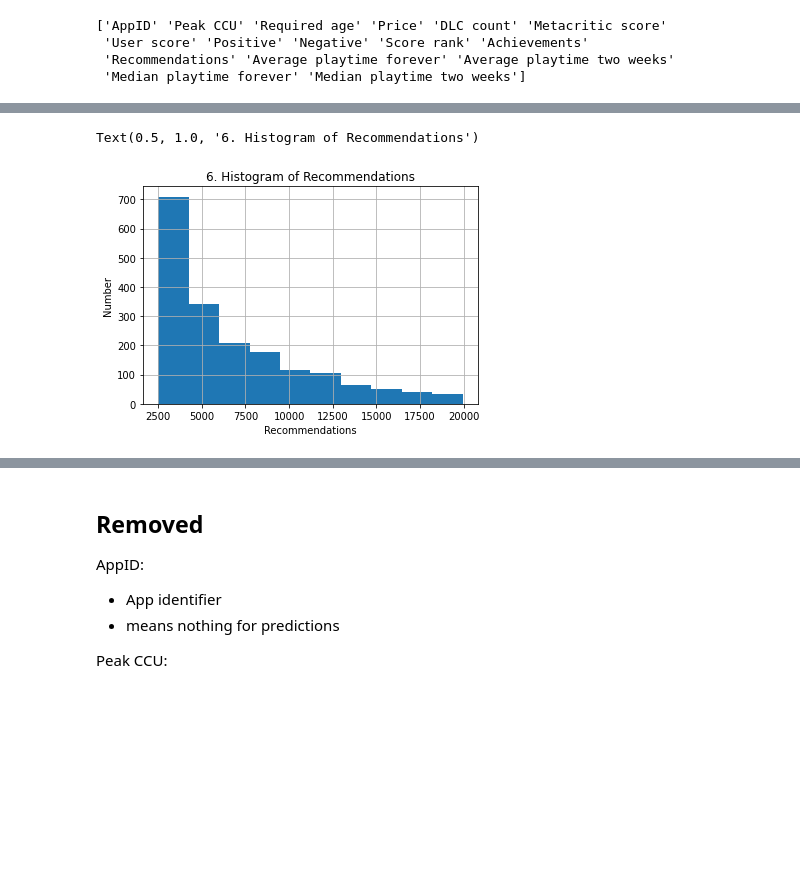
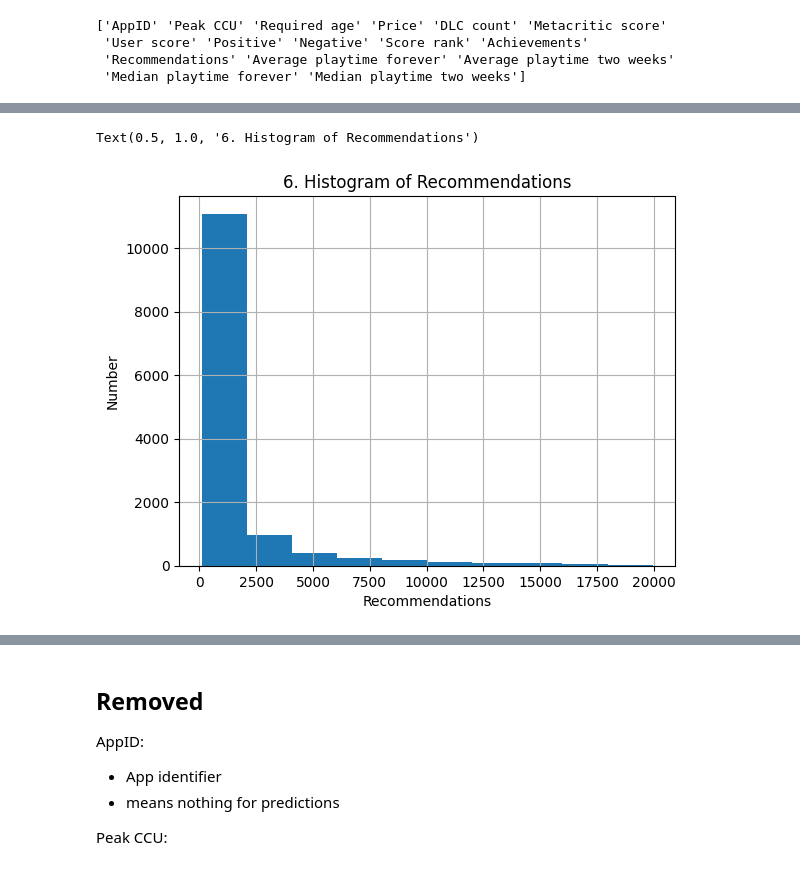
Before and after one commit to LimogleyC/Cmpt455_Final_Project, a Jupyter notebook: SteamDataCleanClean.ipynb, the cells around one changed output, grey strips where cells are left out. Drawn from its saved outputs; the diff is of its cells as text; code cells hidden in the pictures; blank space fills up the shorter version.

```diff
--- a/SteamDataCleanClean.ipynb
+++ b/SteamDataCleanClean.ipynb
@@ -43,6 +43,6 @@ filtered_num_data = ['Required age','Price','DLC count', 'Positive', 'Negative',
  'Median playtime forever' 'Median playtime two weeks']
 # %%
 data['Recommendations'].fillna(0, inplace=True)
-data = data[data['Recommendations'] > 0]
+# data = data[data['Recommendations'] > 0]
 data['Recommendations'].describe()
 # %% [output]
@@ -66,10 +66,10 @@ Text(0.5, 1.0, '6. Histogram of Recommendations')
 # %%
-data = data[(data['Recommendations'] > 2500) & (data['Recommendations'] < 20000)]
+data = data[(data['Recommendations'] > 100) & (data['Recommendations'] < 20000)] #
 
 ax = data['Recommendations'].hist()
 ax.set_xlabel('Recommendations')
 ax.set_ylabel('Number')
 ax.set_title('6. Histogram of Recommendations')
 # %% [output]
 Text(0.5, 1.0, '6. Histogram of Recommendations')
-[figure, old version]
+[figure, new version]
```
Also changed, not shown: parts of 25 cells of this notebook, 1 other file.
